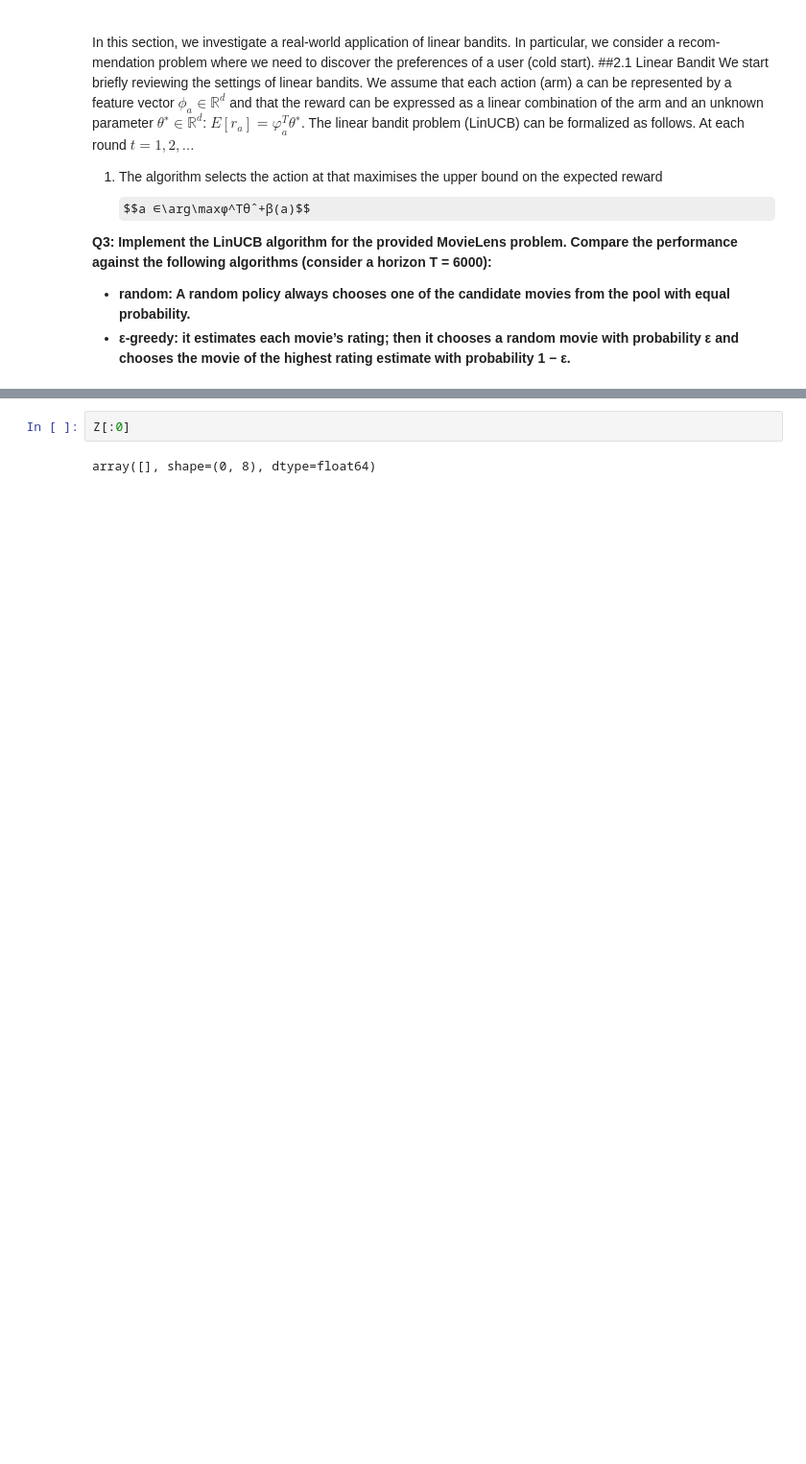
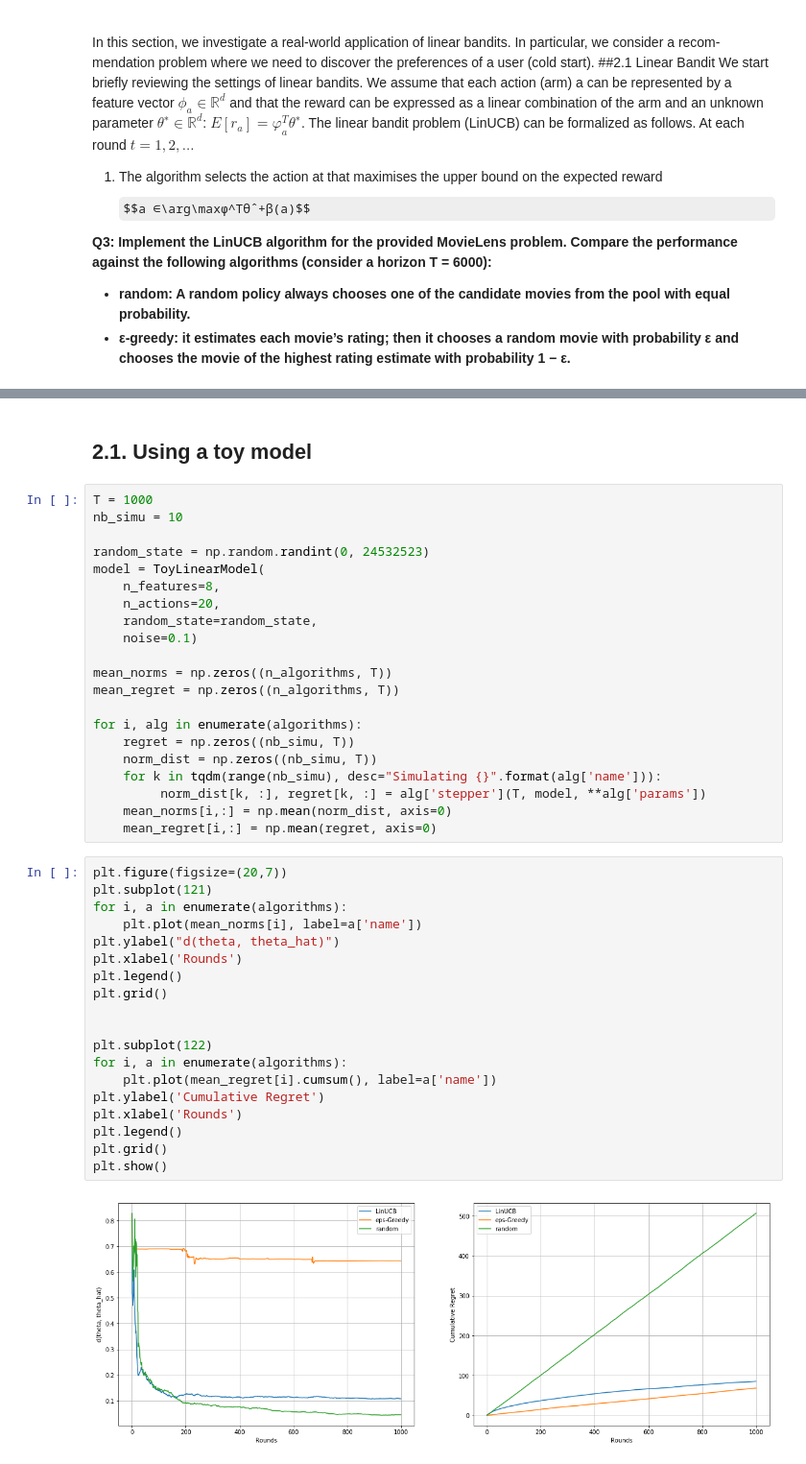
Before and after one commit to plguhur/MVA, a Jupyter notebook: TP2_python/MVARL_TP2_Guhur.ipynb, the cells around one changed output, grey strips where cells are left out. Shown at 96% size. Cells and saved outputs as stored; diff of their text form; some formulas as TeX source; blank space fills up the shorter version.

```diff
--- a/TP2_python/MVARL_TP2_Guhur.ipynb
+++ b/TP2_python/MVARL_TP2_Guhur.ipynb
@@ -523,4 +652,44 @@ plt.show()
-# %%
-Z[:0]
-# %% [output]
-array([], shape=(0, 8), dtype=float64)
+# %% [markdown]
+## 2.1. Using a toy model
+# %%
+T = 1000
+nb_simu = 10
+
+random_state = np.random.randint(0, 24532523)
+model = ToyLinearModel(
+    n_features=8,
+    n_actions=20,
+    random_state=random_state,
+    noise=0.1)
+
+mean_norms = np.zeros((n_algorithms, T))
+mean_regret = np.zeros((n_algorithms, T))
+
+for i, alg in enumerate(algorithms):
+    regret = np.zeros((nb_simu, T))
+    norm_dist = np.zeros((nb_simu, T))
+    for k in tqdm(range(nb_simu), desc="Simulating {}".format(alg['name'])):
+         norm_dist[k, :], regret[k, :] = alg['stepper'](T, model, **alg['params'])
+    mean_norms[i,:] = np.mean(norm_dist, axis=0)
+    mean_regret[i,:] = np.mean(regret, axis=0)
+# %%
+plt.figure(figsize=(20,7))
+plt.subplot(121)
+for i, a in enumerate(algorithms):
+    plt.plot(mean_norms[i], label=a['name'])
+plt.ylabel("d(theta, theta_hat)")
+plt.xlabel('Rounds')
+plt.legend()
+plt.grid()
+
+
+plt.subplot(122)
+for i, a in enumerate(algorithms):
+    plt.plot(mean_regret[i].cumsum(), label=a['name'])
+plt.ylabel('Cumulative Regret')
+plt.xlabel('Rounds')
+plt.legend()
+plt.grid()
+plt.show()
+# %% [output]
+[figure, added]
```
Also changed, not shown: parts of 5 cells of this notebook.
